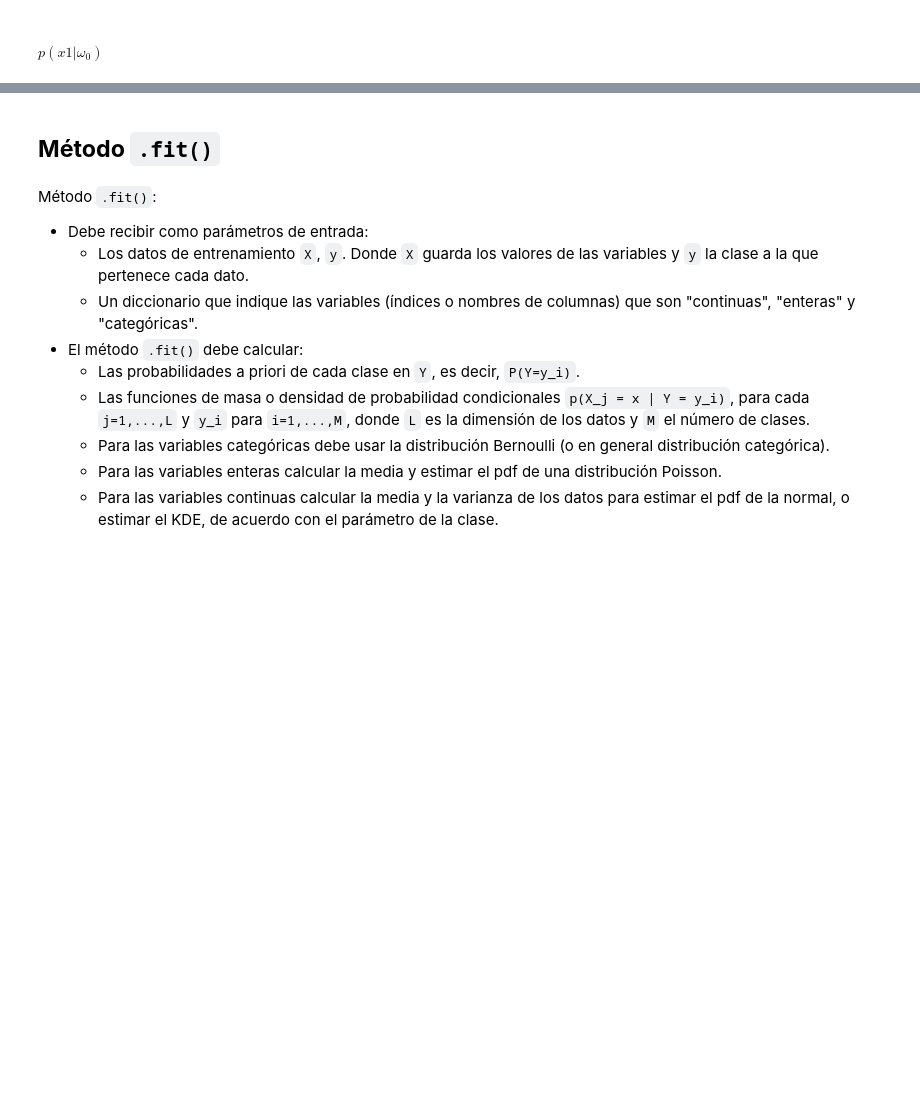
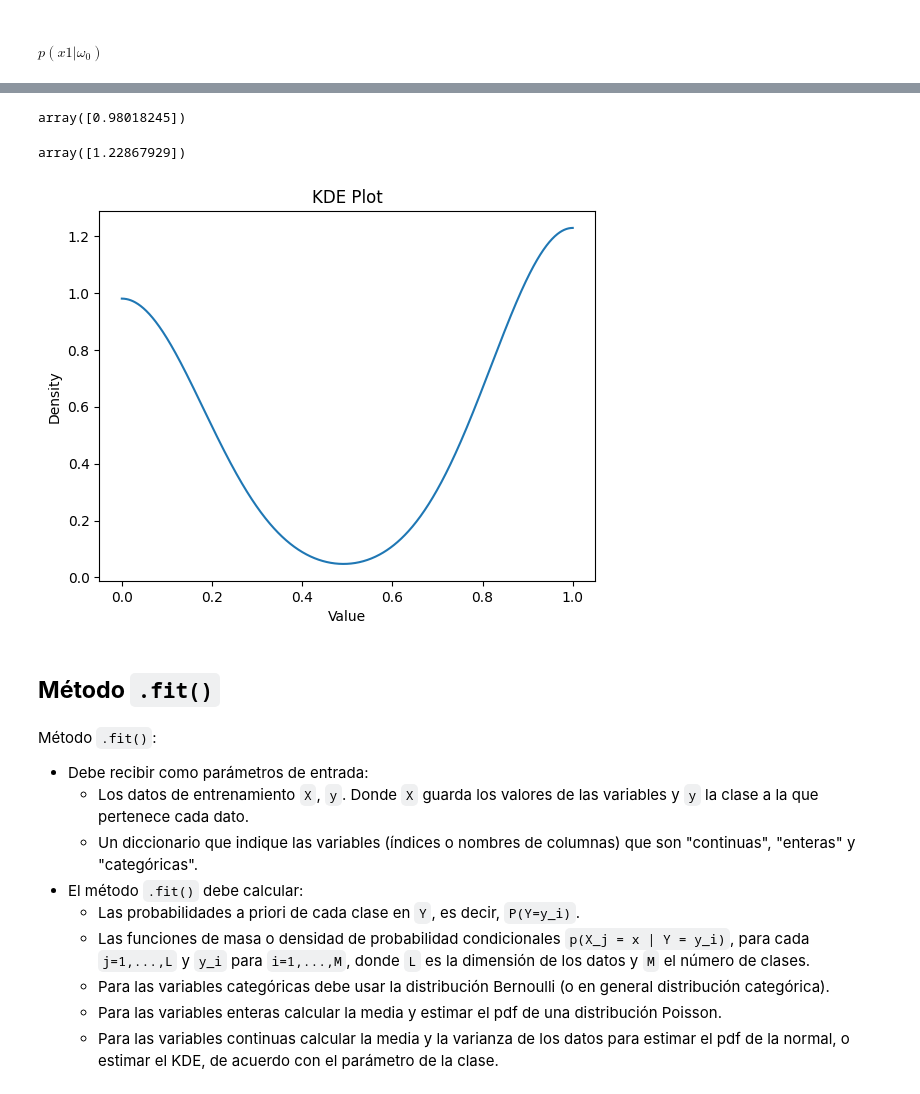
Before and after one commit to heritaco/Pattern-Recognition, a Jupyter notebook: 02-Clasificadores-Probabilisticos/Act2_Trejo_Espino.ipynb, the cells around one changed output, grey strips where cells are left out. Saved outputs shown, nothing was run; the diff lists cells and outputs as text; code cells hidden in the pictures; blank space fills up the shorter version.

```diff
--- a/02-Clasificadores-Probabilisticos/Act2_Trejo_Espino.ipynb
+++ b/02-Clasificadores-Probabilisticos/Act2_Trejo_Espino.ipynb
@@ -382,3 +483,49 @@ $$p(x|\omega_0) = \prod_{j=1}^{13} p(x_j|\omega_0)$$
+# %%
+cleavland.replace("?", np.nan, inplace=True)
+cleavland.dropna(inplace=True)
+cleavland = cleavland.apply(pd.to_numeric)
+# %%
+pxIw0 = cleavland[cleavland.iloc[:, -1] == 0]
+pxIw1 = cleavland[cleavland.iloc[:, -1] == 1]
+pxIw2 = cleavland[cleavland.iloc[:, -1] == 2]
+pxIw3 = cleavland[cleavland.iloc[:, -1] == 3]
+# %%
+px0Iw0 = gaussian_kde(pxIw0.iloc[:, 0])
+px1Iw0 = gaussian_kde(pxIw0.iloc[:, 1])
+px2Iw0 = gaussian_kde(pxIw0.iloc[:, 2])
+px3Iw0 = gaussian_kde(pxIw0.iloc[:, 3])
+px4Iw0 = gaussian_kde(pxIw0.iloc[:, 4])
+px5Iw0 = gaussian_kde(pxIw0.iloc[:, 5])
+px6Iw0 = gaussian_kde(pxIw0.iloc[:, 6])
+px7Iw0 = gaussian_kde(pxIw0.iloc[:, 7])
+px8Iw0 = gaussian_kde(pxIw0.iloc[:, 8])
+px9Iw0 = gaussian_kde(pxIw0.iloc[:, 9])
+px10Iw0 = gaussian_kde(pxIw0.iloc[:, 10])
+px11Iw0 = gaussian_kde(pxIw0.iloc[:, 11])
+px12Iw0 = gaussian_kde(pxIw0.iloc[:, 12])
+# %%
+px1Iw0.evaluate(0)
+# %% [output]
+array([0.98018245])
+# %%
+px1Iw0.evaluate(1)
+# %% [output]
+array([1.22867929])
+# %%
+import matplotlib.pyplot as plt
+import numpy as np
+
+# Generate a range of values for plotting the KDE
+x = np.linspace(min(pxIw0.iloc[:, 1]), max(pxIw0.iloc[:, 1]), 1000)
+
+# Plot the KDE
+plt.plot(x, px1Iw0.evaluate(x))
+plt.xlabel('Value')
+plt.ylabel('Density')
+plt.title('KDE Plot')
+plt.show()
+# %% [output]
+[figure, added]
 # %% [markdown]
 ## **Método `.fit()`**
 # %% [markdown]
```
Also changed, not shown: parts of 23 cells of this notebook, 1 other file.
